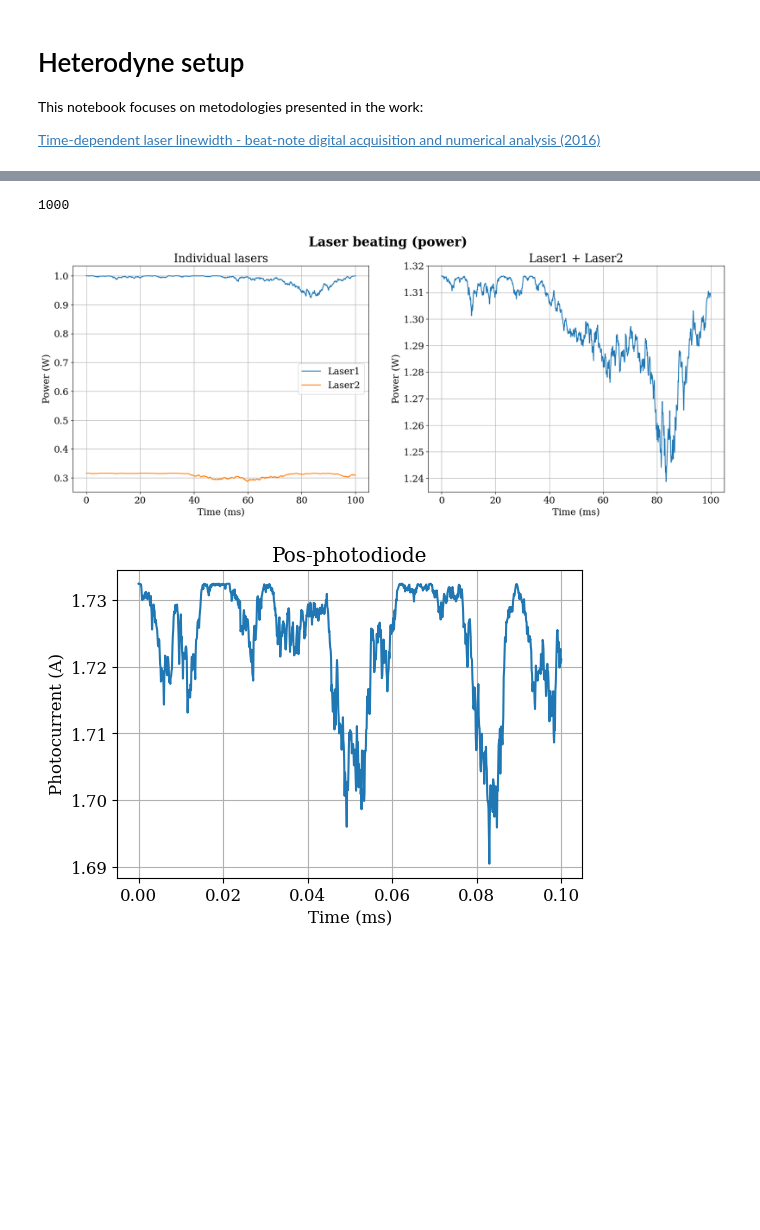
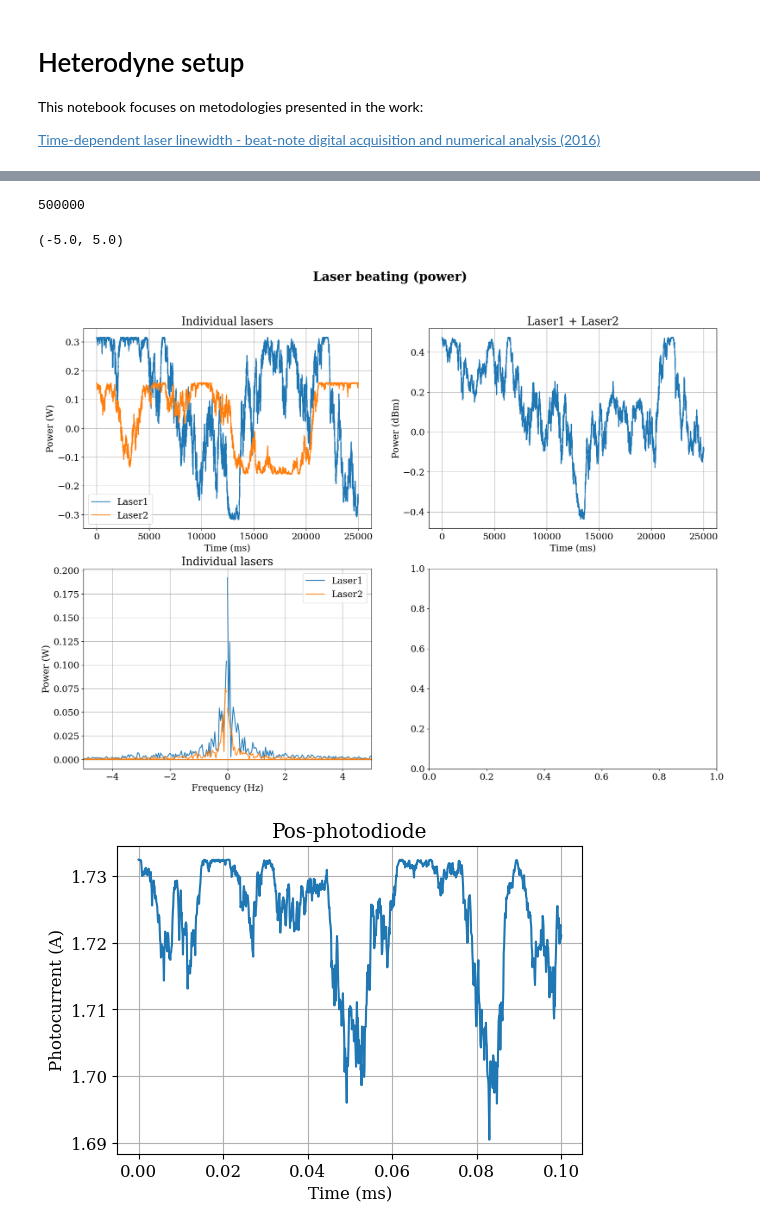
Before and after one commit to CaioRodrigues200/Laser-Study, a Jupyter notebook: Heterodyne_setup.ipynb, the cells around one changed output, grey strips where cells are left out. Saved outputs shown, nothing was run; the diff lists cells and outputs as text; code cells hidden in the pictures; blank space fills up the shorter version.

```diff
--- a/Heterodyne_setup.ipynb
+++ b/Heterodyne_setup.ipynb
@@ -18,51 +21,64 @@ fontTitle = {'family':'serif', 'weight':'normal', 'size':20}
 # %%
 A1 = 1
 A2 = 1
 
-
-Nsamples = 1000
-tArray = np.linspace(0,0.1,Nsamples)
+Fs = 20e3
+Nsamples = 500000
+tArray = np.linspace(0,Nsamples/Fs,Nsamples)
 
 LaserParam1 = parameters()  # OptiCommPy default class for parameters (struct)
-LaserParam1.P = 30
+LaserParam1.P = 20  # Power in dBm
 LaserParam1.lw = 0.1
 LaserParam1.RIN_var = 1e-22
-LaserParam1.Fs = 5e3
+LaserParam1.Fs = Fs
 LaserParam1.Ns = Nsamples
 
 LaserParam2 = parameters()  # OptiCommPy default class for parameters (struct)
-LaserParam2.P = 20
+LaserParam2.P = 14 # Power in dBm
 LaserParam2.lw = 0.1
 LaserParam2.RIN_var = 1e-22
-LaserParam2.Fs = 5e3
+LaserParam2.Fs = Fs
 LaserParam2.Ns = Nsamples
 
 
 Laser1 = basicLaserModel(LaserParam1)
 Laser2 = basicLaserModel(LaserParam2)
 
 print(np.size(Laser1))
 
 plt.rc('font',**font)
-figure, ax = plt.subplots(1,2,figsize=(20,7))
+figure, ax = plt.subplots(2,2,figsize=(20,14))
 figure.suptitle(f'Laser beating (power)',fontsize=22, weight='bold')
 
-ax[0].plot(tArray*1e3,Laser1,label='Laser1')
-ax[0].plot(tArray*1e3,Laser2,label='Laser2')
-ax[0].set_xlabel('Time (ms)')
-ax[0].set_ylabel('Power (W)')
-ax[0].set_title('Individual lasers')
-ax[0].grid()
-ax[0].legend()
+ax[0][0].plot(tArray*1e3,Laser1,label='Laser1')
+ax[0][0].plot(tArray*1e3,Laser2,label='Laser2')
+ax[0][0].set_xlabel('Time (ms)')
+ax[0][0].set_ylabel('Power (W)')
+ax[0][0].set_title('Individual lasers')
+ax[0][0].grid()
+ax[0][0].legend()
 
-ax[1].plot(tArray*1e3,Laser1+Laser2)
-ax[1].set_xlabel('Time (ms)')
-ax[1].set_ylabel('Power (W)')
-ax[1].set_title('Laser1 + Laser2')
-ax[1].grid()
+ax[0][1].plot(tArray*1e3,Laser1+Laser2)
+ax[0][1].set_xlabel('Time (ms)')
+ax[0][1].set_ylabel('Power (dBm)')
+ax[0][1].set_title('Laser1 + Laser2')
+ax[0][1].grid()
+
+[Hl1,wl1] = [np.fft.fft(Laser1),np.fft.fftfreq(len(Laser1), d=1/Fs)]
+[Hl2,wl2] = [np.fft.fft(Laser2),np.fft.fftfreq(len(Laser2), d=1/Fs)]
+
+ax[1][0].plot(wl1,np.abs(Hl1)/Nsamples,label='Laser1')
+ax[1][0].plot(wl2,np.abs(Hl2)/Nsamples,label='Laser2')
+ax[1][0].set_xlabel('Frequency (Hz)')
+ax[1][0].set_ylabel('Power (W)')
+ax[1][0].set_title('Individual lasers')
+ax[1][0].grid()
+ax[1][0].legend()
+ax[1][0].set_xlim(-5,5)
 # %% [output]
-1000
+500000
+(-5.0, 5.0)
-[figure, old version]
+[figure, new version]
 # %%
 plt.rc('font',**fontSmall)
 plt.figure(figsize=(6,4))
```
Also changed, not shown: parts of 6 cells of this notebook.
